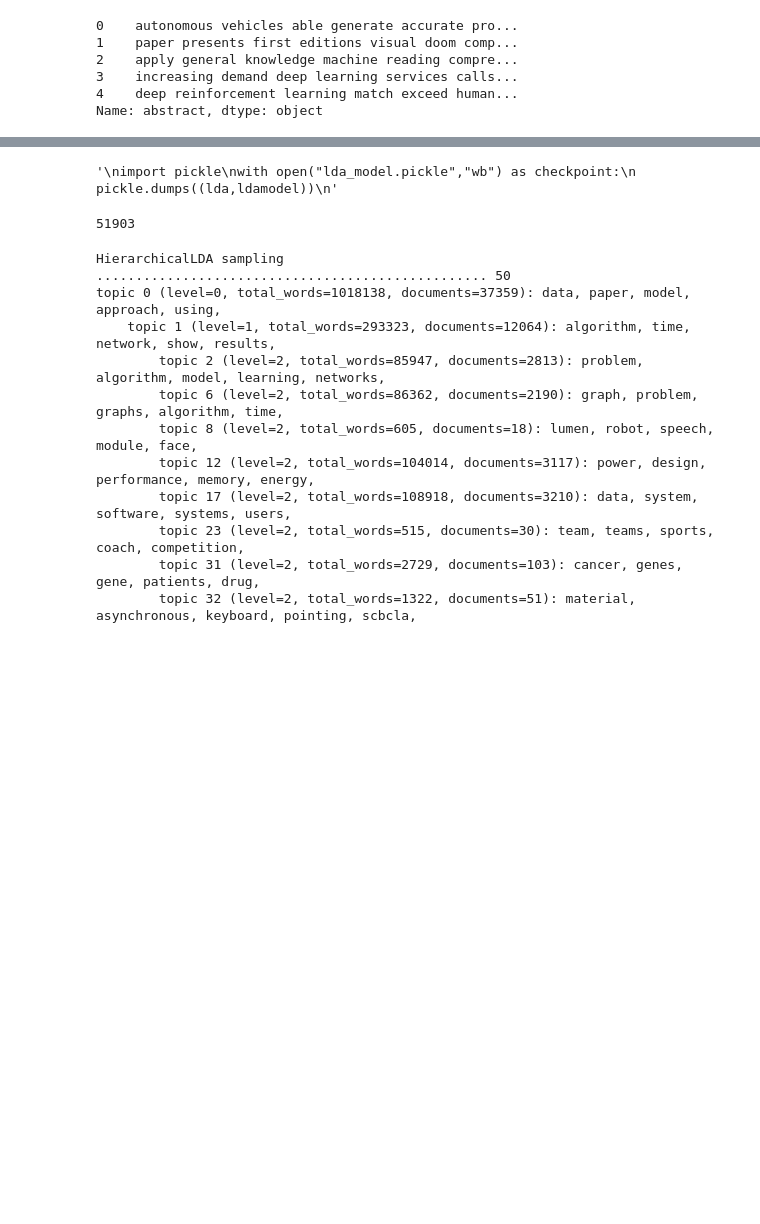
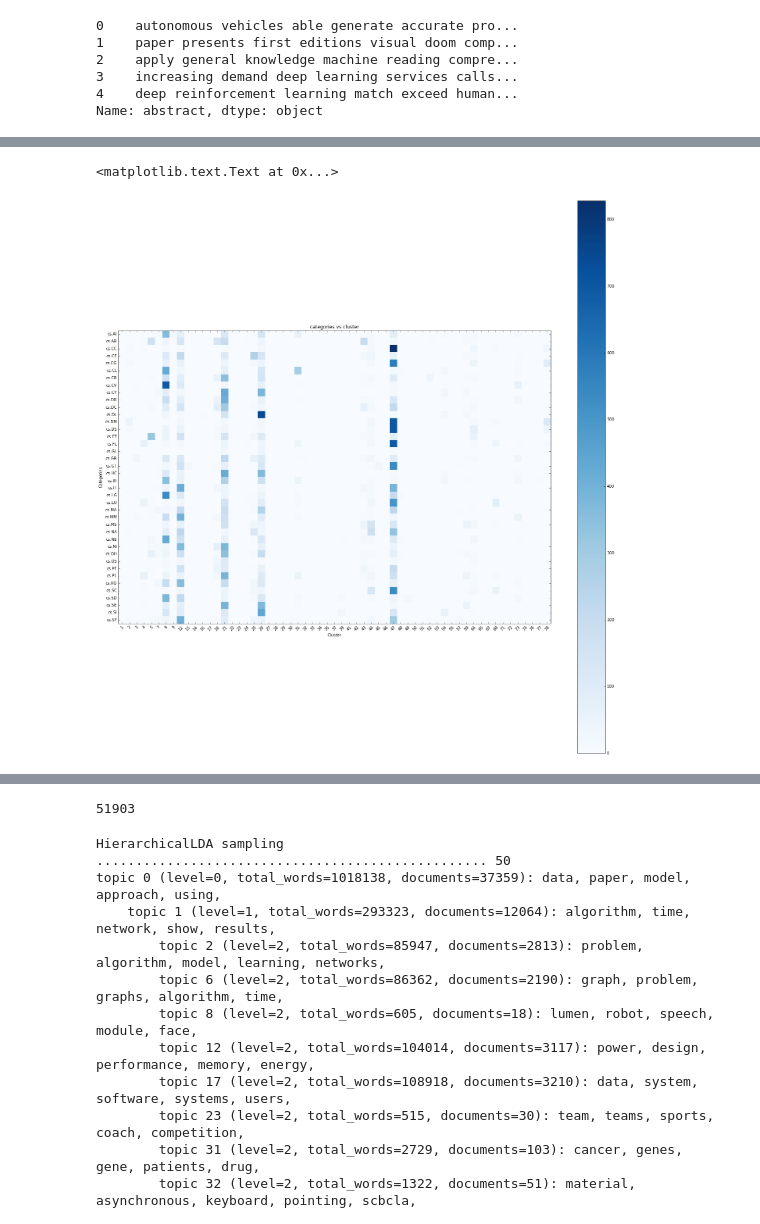
Before and after one commit to nikolausn/lab-fall-18, a Jupyter notebook: arxiv-scrap/arxiv-mining.ipynb, the cells around one changed output, grey strips where cells are left out. Cells and saved outputs as stored; diff of their text form; code cells hidden in the pictures; blank space fills up the shorter version.

```diff
--- a/arxiv-scrap/arxiv-mining.ipynb
+++ b/arxiv-scrap/arxiv-mining.ipynb
@@ -91,0 +109,2 @@ topic_df.to_csv("topic_lda.csv")
+# %%
+dataset["cluster"] = output_cluster.argmax(axis=1)
@@ -91,0 +130,12 @@ topic_df.to_csv("topic_lda.csv")
+# %%
+#pd.DataFrame({"a":{"2":1,}})
+digest = {}
+for x in dataset.groupby(["class","cluster"],as_index=False).count().iloc[:,[0,1,2]].values:
+    if x[0] not in digest.keys():
+        digest[x[0]] = {}
+    if x[1] not in digest[x[0]].keys():
+        digest[x[0]][x[1]] = x[2]
+# %%
+digest_pd = pd.DataFrame(digest).transpose()
+# %%
+digest_pd[pd.isnull(digest_pd)]=0
@@ -92,3 +152,35 @@ topic_df.to_csv("topic_lda.csv")
+# %%
+%matplotlib inline
+import itertools
+
+cmap = plt.cm.Blues
+cm = digest_pd.as_matrix()
+title="categories vs cluster"
+
+plt.figure(figsize=(20,20))
+
+plt.imshow(cm, interpolation='nearest', cmap=cmap)
+plt.title(title)
+plt.colorbar()
+tick_marks_y = np.arange(len(digest_pd.index.values))
+tick_marks_x = np.arange(len(digest_pd.columns.values))
+plt.xticks(tick_marks_x, digest_pd.columns.values, rotation=45)
+plt.yticks(tick_marks_y, digest_pd.index.values)
+
+fmt = '.2f'
+#if normalize else 'd'
+thresh = cm.max() / 2.
+for i, j in itertools.product(range(cm.shape[0]), range(cm.shape[1])):
+    plt.text(j, i, "",
+             horizontalalignment="center",
+             color="white" if cm[i, j] > thresh else "black")
+
+plt.tight_layout()
+plt.ylabel('Categories')
+plt.xlabel('Cluster')
+# %% [output]
+<matplotlib.text.Text at 0x...>
+[figure, added]
 # %%
 abstract_clean_l = dataset.abstract.apply(lambda my_str: alphabetic_only_l(my_str))
 from gensim import corpora
@@ -105,13 +197,9 @@ pyLDAvis.display(lda_display)
 # %% [output]
 [interactive output not drawn]
 # %%
-"""
 import pickle
 with open("lda_model.pickle","wb") as checkpoint:
-    pickle.dumps((lda,ldamodel))
-"""
+    pickle.dump((lda,ldamodel),checkpoint)
-# %% [output]
-'\nimport pickle\nwith open("lda_model.pickle","wb") as checkpoint:\n    pickle.dumps((lda,ldamodel))\n'
 # %%
 from hlda.sampler import HierarchicalLDA
 # %%
```
Also changed, not shown: parts of 15 cells of this notebook.
